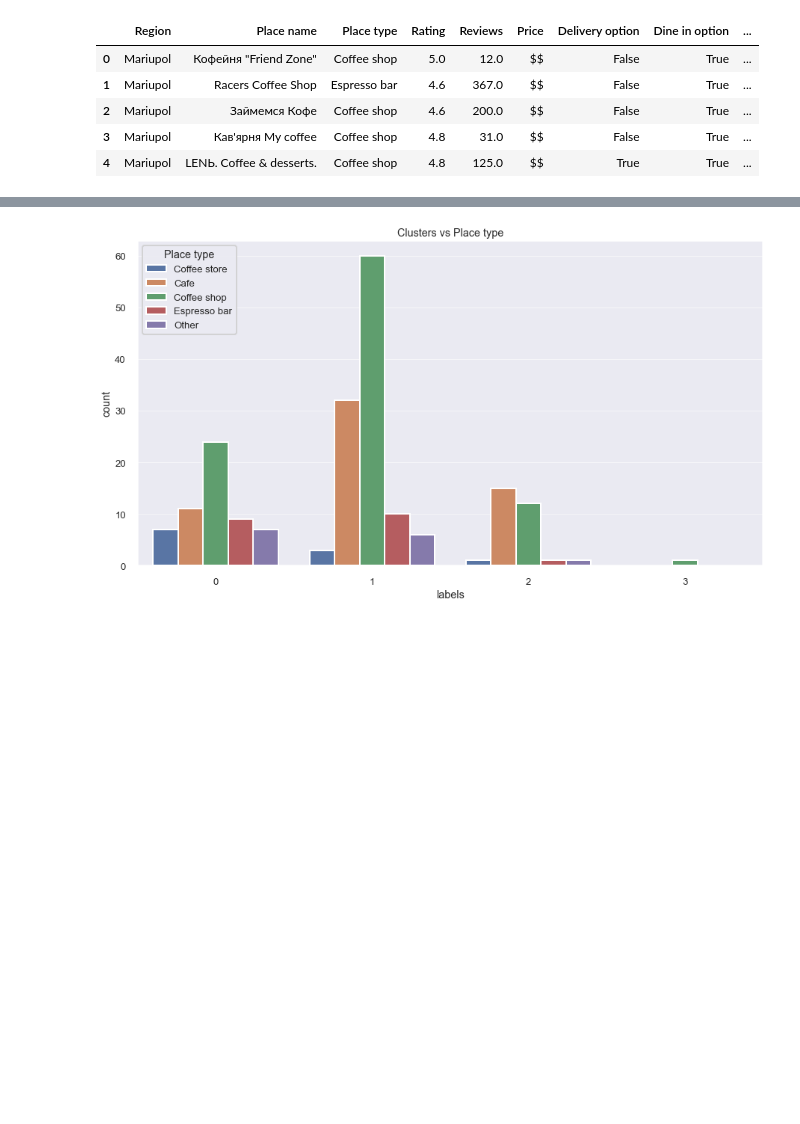
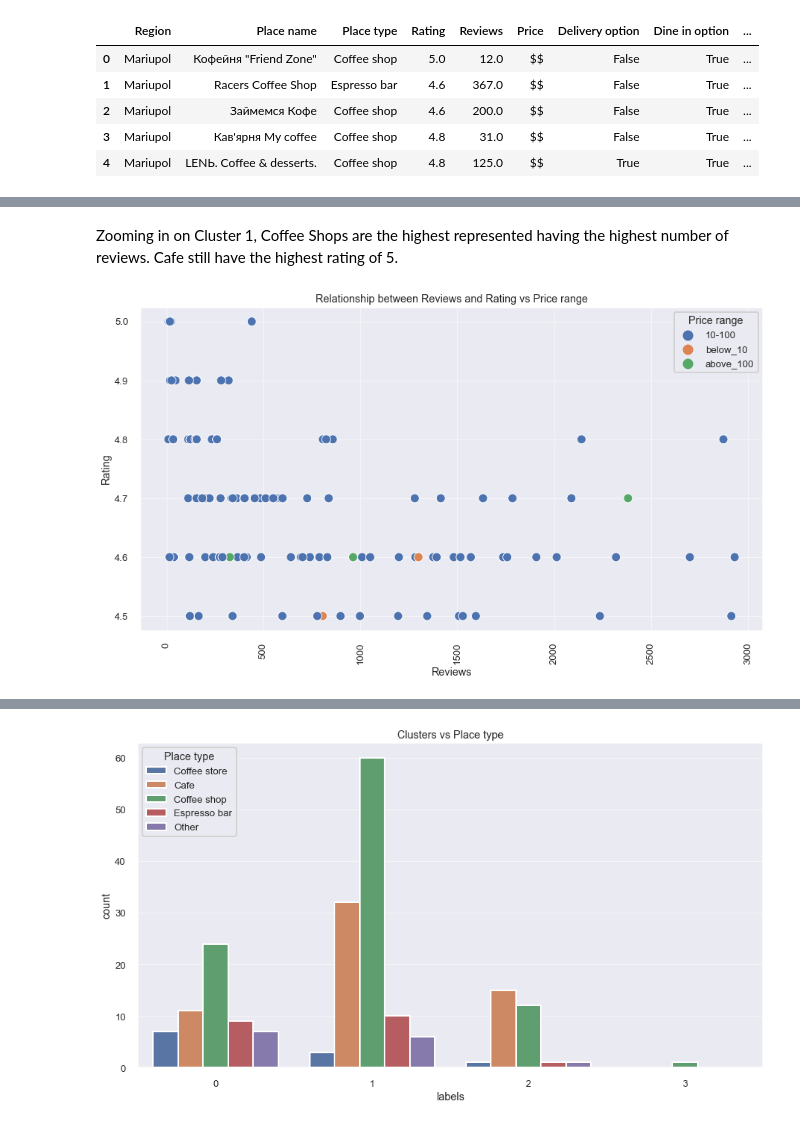
Before and after one commit to LenSin3/ukraine-coffee-shops, a Jupyter notebook: ukraine_coffee_shops.ipynb, the cells around one changed output, grey strips where cells are left out. Cells and saved outputs as stored; diff of their text form; code cells hidden in the pictures; blank space fills up the shorter version.

```diff
--- a/ukraine_coffee_shops.ipynb
+++ b/ukraine_coffee_shops.ipynb
@@ -491,0 +536,7 @@ scatter_plot_categories(df_cluster1, 'Place type')
+# %% [markdown]
+Zooming in on Cluster 1, Coffee Shops are the highest represented having the highest number of reviews. Cafe still have the highest rating of 5.
+# %%
+# cluster 1 vs Price range
+scatter_plot_categories(df_cluster1, 'Price range')
+# %% [output]
+[figure, added]
```
Also changed, not shown: parts of 27 cells of this notebook.
